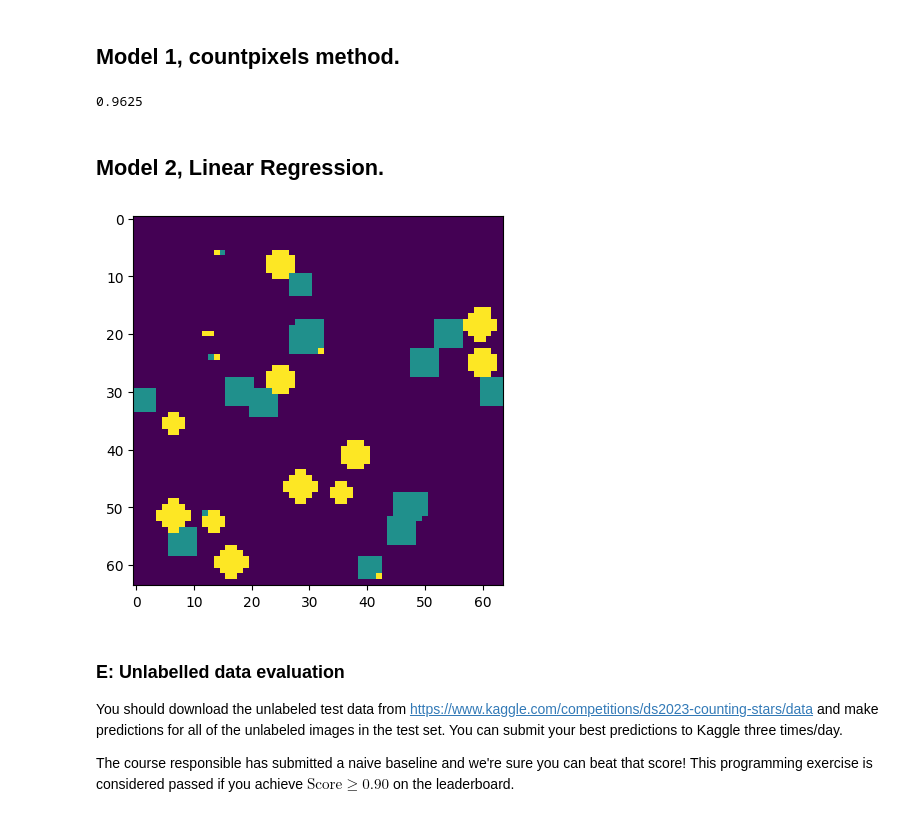
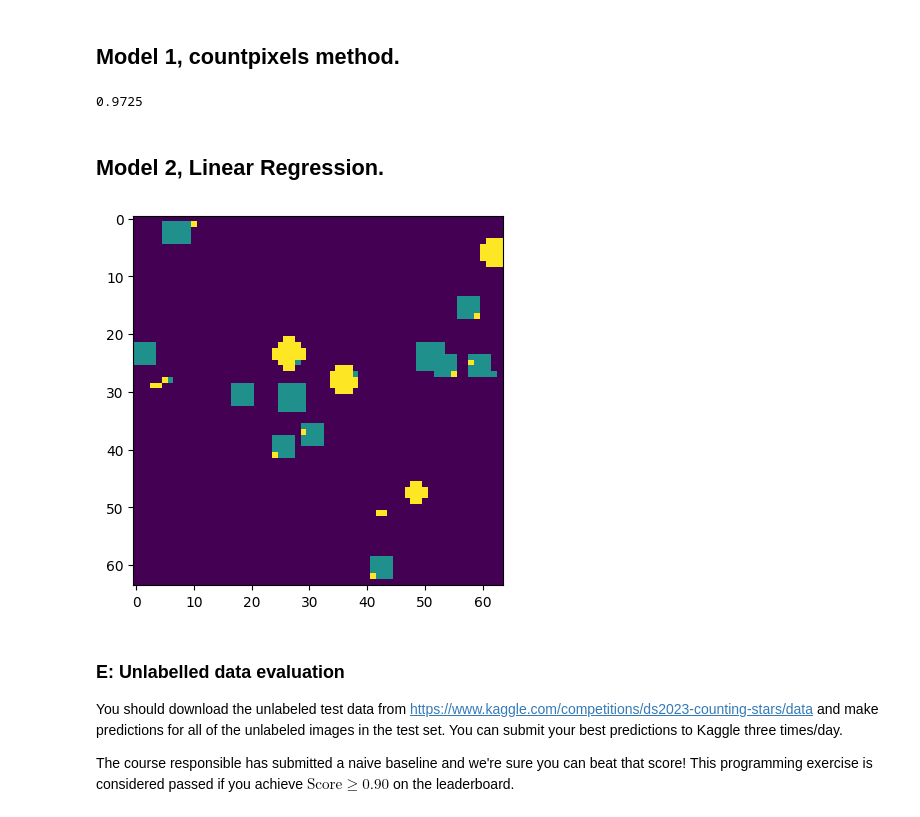
Before and after one commit to HaraldFranck/data-science-ku, a Jupyter notebook: ex3_ds/exercise3.ipynb, the cells around one changed output. Drawn from its saved outputs; the diff is of its cells as text; code cells hidden in the pictures.

```diff
--- a/ex3_ds/exercise3.ipynb
+++ b/ex3_ds/exercise3.ipynb
@@ -197,7 +197,13 @@ def remove_noise(inp):
                 if value[x-1] != 0:
                     if value[x] == value[x-2]:
                         value[x-1] = value[x]
+    for i in range(len(inp)):
+        for x in range(64):
+             if inp[i][x] != 0:
+                if (inp[i][x-1] == inp[i][x+1]) or (inp[i][x-1] != inp[i][x] and inp[i][x-1] != inp[i][x+1]):
+                    inp[i][x] = inp[i][x-1]
 remove_noise(X)
+# remove_noise(X)
 # %% [markdown]
 ## Model 1, countpixels method.
 # %%
@@ -219,10 +225,10 @@ def model(input):
             result.append(0)
     return result
 # %%
-y_pred = model(X_test)
-accuracy_score(y_test, y_pred)
+y_pred = model(X_val)
+accuracy_score(y_val, y_pred)
 # %% [output]
-0.9625
+0.9725
 # %% [markdown]
 ## Model 2, Linear Regression.
 # %%
@@ -241,8 +247,15 @@ def remove_noise(inp):
                 if value[x-1] != 0:
                     if value[x] == value[x-2]:
                         value[x-1] = value[x]
+    for i in range(len(inp)):
+        for x in range(64):
+             if inp[i][x] != 0:
+                if (inp[i][x-1] == inp[i][x+1]) or (inp[i][x-1] != inp[i][x] and inp[i][x-1] != inp[i][x+1]):
+                    inp[i][x] = inp[i][x-1]
+
+
 remove_noise(X)
-
+remove_noise(X)
 def squares(inp):
     arr = np.empty((len(inp), 1), dtype=np.int16)
     for i in range(len(inp)):
@@ -257,35 +270,35 @@ def circles(inp):
 
 y1 = squares(y)
 y2 = circles(y)
 def pixels1(inp):
     arr = np.empty((len(inp), 1), dtype=np.int16)
     for i in range(len(inp)):
         arr[i][0] = countpixels(inp[i])[1][1]
     return arr
 
 def pixels2(inp):
     arr = np.empty((len(inp), 1), dtype=np.int16)
     for i in range(len(inp)):
         arr[i][0] = countpixels(inp[i])[2][1]
     return arr
 
 X1 = pixels1(X)
 X2 = pixels2(X)
-plt.imshow(X[5].reshape(64,64), interpolation='nearest')
+plt.imshow(X[6].reshape(64,64), interpolation='nearest')
 plt.show()
 X1_train, X1_testing, y1_train, y1_testing = train_test_split(X1, y1,
                        train_size=0.8,
                        test_size=0.2,
                        random_state=0)
 X1_test, X1_val, y1_test, y1_val = train_test_split(X1_testing, y1_testing, train_size=0.5, random_state=0)
 
 X2_train, X2_testing, y2_train, y2_testing = train_test_split(X2, y2,
                        train_size=0.8,
                        test_size=0.2,
                        random_state=0)
 X1_test, X1_val, y1_test, y1_val = train_test_split(X1_testing, y1_testing, train_size=0.5, random_state=0)
 # %% [output]
-[figure, old version]
+[figure, new version]
 # %%
 squaremodel = LinearRegression()
 circlemodel = LinearRegression()
```
Also changed, not shown: parts of 3 cells of this notebook.
